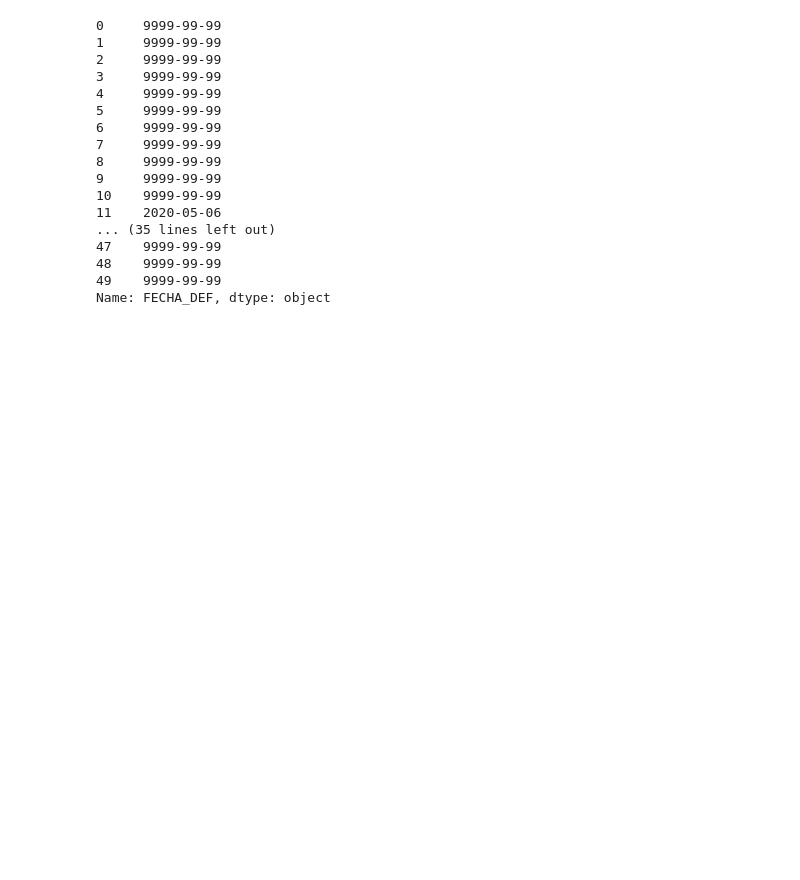
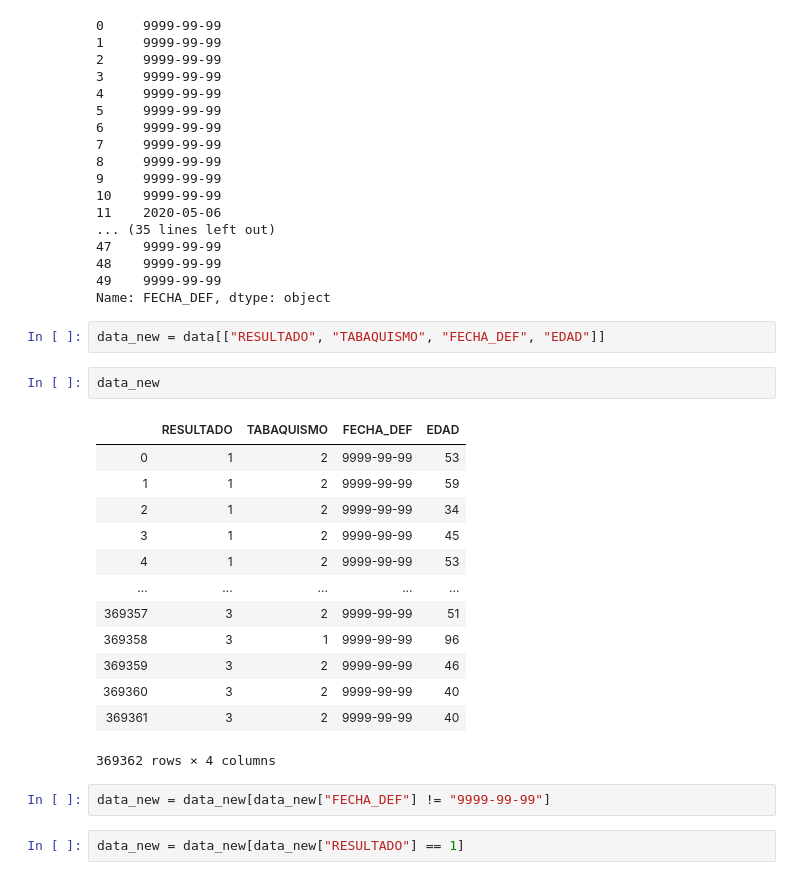
Before and after one commit to artthuro6/Covid-19, a Jupyter notebook: Modelo 1 - Covid.ipynb, the cells around one changed output. Cells and saved outputs as stored; diff of their text form; blank space fills up the shorter version.

```diff
--- a/Modelo 1 - Covid.ipynb
+++ b/Modelo 1 - Covid.ipynb
@@ -117,3 +117,25 @@ data["FECHA_DEF"][:50]
 48    9999-99-99
 49    9999-99-99
 Name: FECHA_DEF, dtype: object
+# %%
+data_new = data[["RESULTADO", "TABAQUISMO", "FECHA_DEF", "EDAD"]]
+# %%
+data_new
+# %% [output]
+|  | RESULTADO | TABAQUISMO | FECHA_DEF | EDAD |
+| 0 | 1 | 2 | 9999-99-99 | 53 |
+| 1 | 1 | 2 | 9999-99-99 | 59 |
+| 2 | 1 | 2 | 9999-99-99 | 34 |
+| 3 | 1 | 2 | 9999-99-99 | 45 |
+| 4 | 1 | 2 | 9999-99-99 | 53 |
+| ... | ... | ... | ... | ... |
+| 369357 | 3 | 2 | 9999-99-99 | 51 |
+| 369358 | 3 | 1 | 9999-99-99 | 96 |
+| 369359 | 3 | 2 | 9999-99-99 | 46 |
+| 369360 | 3 | 2 | 9999-99-99 | 40 |
+| 369361 | 3 | 2 | 9999-99-99 | 40 |
+369362 rows × 4 columns
+# %%
+data_new = data_new[data_new["FECHA_DEF"] != "9999-99-99"]
+# %%
+data_new = data_new[data_new["RESULTADO"] == 1]
```
Also changed, not shown: parts of 6 cells of this notebook.
